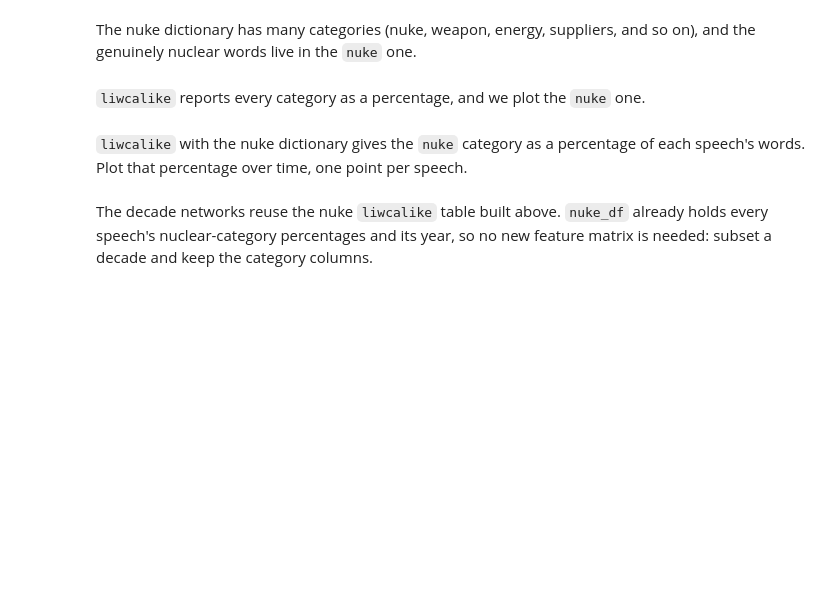
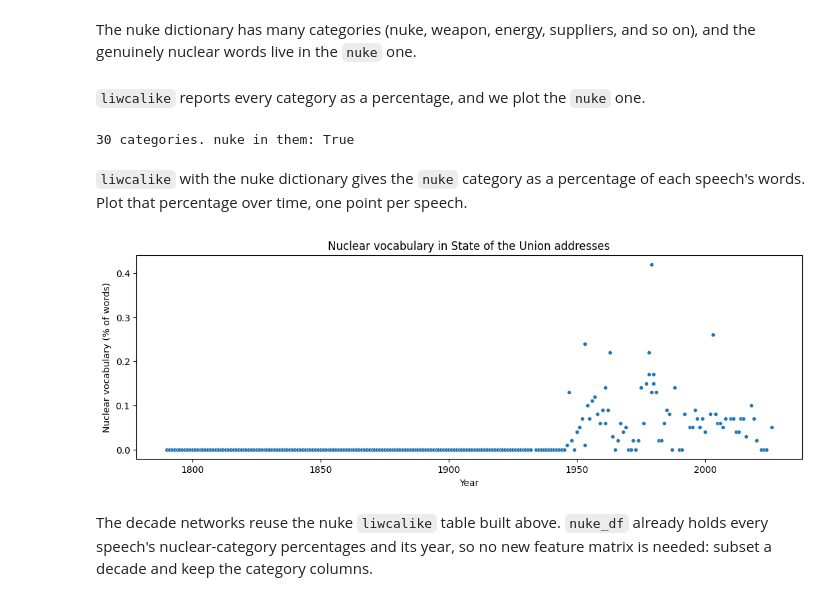
Before and after one commit to DH-Oz/CorpusAnalysis, a Jupyter notebook: 3a-collocations-dispersion.ipynb, the cells around one changed output. Saved outputs shown, nothing was run; the diff lists cells and outputs as text; code cells hidden in the pictures; blank space fills up the shorter version.

```diff
--- a/3a-collocations-dispersion.ipynb
+++ b/3a-collocations-dispersion.ipynb
@@ -254,19 +319,26 @@ print(f'{len(nuke_categories)} categories. nuke in them: {"nuke" in nuke_categor
+# %%
+nuke_token_categories, nuke_categories = load_token_parser('dictionaries/nuke.dic')
+print(f'{len(nuke_categories)} categories. nuke in them: {"nuke" in nuke_categories}')
+# %% [output]
+30 categories. nuke in them: True
 # %% [markdown]
 `liwcalike` with the nuke dictionary gives the `nuke` category as a percentage of each speech's words. Plot that percentage over time, one point per speech.
-# %%
-nuke_docnames = []
-for row_position, speech in df.iterrows():
-    nuke_docnames.append(f"{speech['president']}_{speech['year']}")
-
-nuke_df = liwcalike(list(df['text']), nuke_docnames, 'dictionaries/nuke.dic')
-nuke_df['year'] = list(df['year'])
-nuke_df = nuke_df.sort_values('year')
-plt.figure(figsize=(13, 4))
-axes = seaborn.scatterplot(data=nuke_df, x='year', y='nuke', s=18)
-axes.set(xlabel='Year',
-         ylabel='Nuclear vocabulary (% of words)',
-         title='Nuclear vocabulary in State of the Union addresses')
-plt.show()
+# %%
+nuke_docnames = []
+for row_position, speech in df.iterrows():
+    nuke_docnames.append(f"{row_position}_{speech['president']}_{speech['year']}")
+
+nuke_df = liwcalike(list(df['text']), nuke_docnames, 'dictionaries/nuke.dic')
+nuke_df['year'] = list(df['year'])
+nuke_df = nuke_df.sort_values('year')
+plt.figure(figsize=(13, 4))
+axes = seaborn.scatterplot(data=nuke_df, x='year', y='nuke', s=18)
+axes.set(xlabel='Year',
+         ylabel='Nuclear vocabulary (% of words)',
+         title='Nuclear vocabulary in State of the Union addresses')
+plt.show()
+# %% [output]
+[figure, added]
 # %% [markdown]
 The decade networks reuse the nuke `liwcalike` table built above. `nuke_df` already holds every speech's nuclear-category percentages and its year, so no new feature matrix is needed: subset a decade and keep the category columns.
 # %%
```
Also changed, not shown: parts of 32 cells of this notebook, 20 other files.
